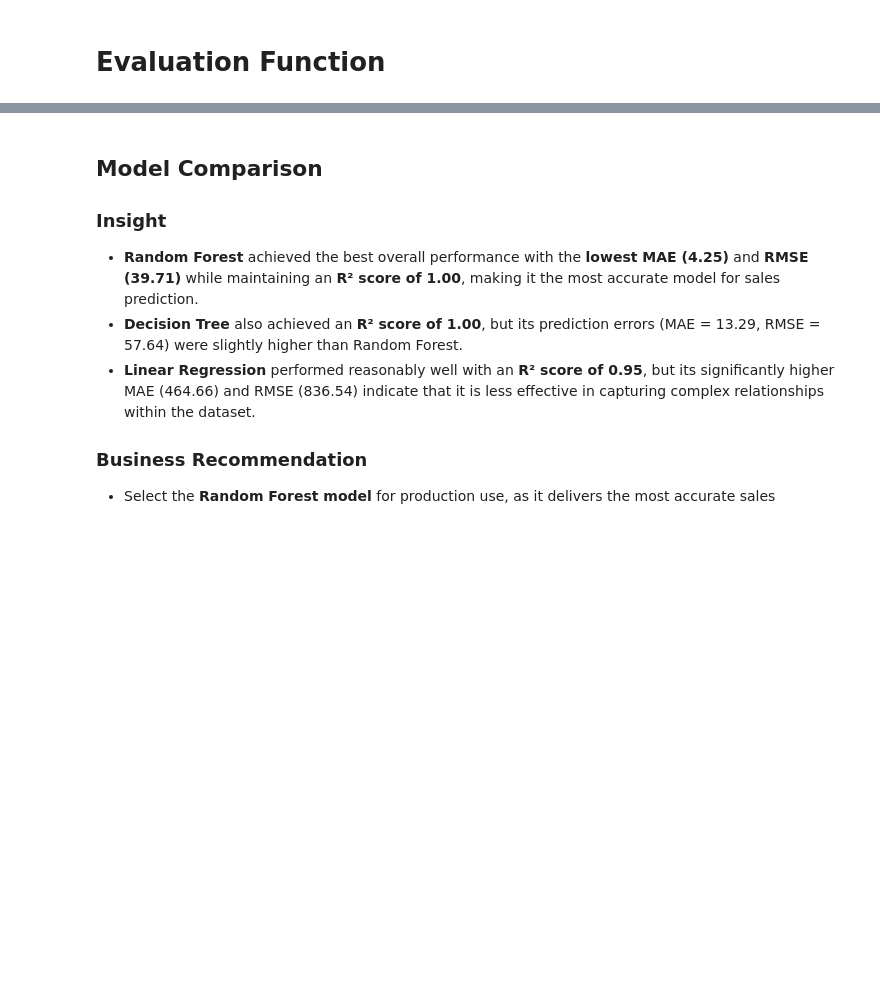
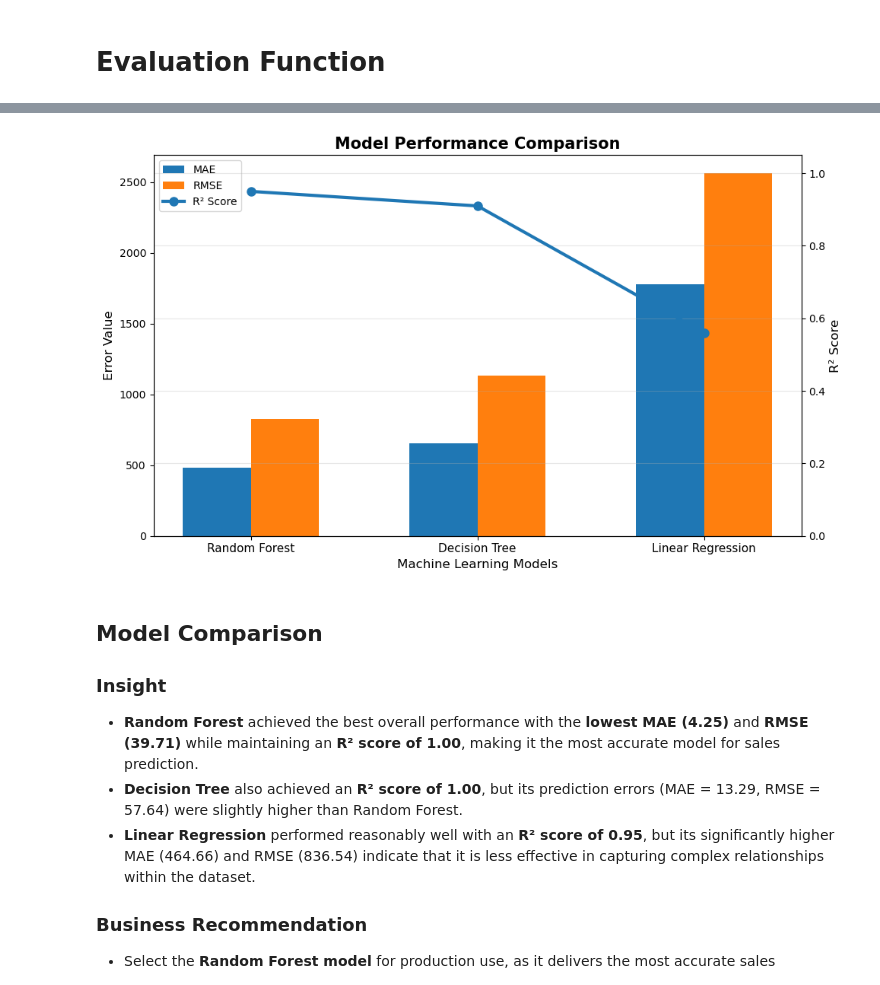
Before and after one commit to dubeyswati69/Project-6_NHIS, a Jupyter notebook: Rossmann_Sales_Forecasting.ipynb, the cells around one changed output, grey strips where cells are left out. Cells and saved outputs as stored; diff of their text form; code cells hidden in the pictures; blank space fills up the shorter version.

```diff
--- a/Rossmann_Sales_Forecasting.ipynb
+++ b/Rossmann_Sales_Forecasting.ipynb
@@ -2379,0 +2321,98 @@ display(results)
+# %%
+results = pd.DataFrame({
+    "Model": [
+        "Linear Regression",
+        "Decision Tree",
+        "Random Forest"
+    ],
+    "MAE": [
+        1776.16,
+        654.15,
+        481.49
+    ],
+    "RMSE": [
+        2561.82,
+        1134.93,
+        828.63
+    ],
+    "R² Score": [
+        0.56,
+        0.91,
+        0.95
+    ]
+})
+
+# Sort by highest R² Score
+results = results.sort_values(
+    by="R² Score",
+    ascending=False
+).reset_index(drop=True)
+
+# Display Results Table
+display(results)
+
+# ======================================================
+# Combo Chart
+# ======================================================
+
+x = np.arange(len(results))
+width = 0.30
+
+fig, ax1 = plt.subplots(figsize=(10,6))
+
+# Clustered Bars
+ax1.bar(
+    x - width/2,
+    results["MAE"],
+    width,
+    label="MAE"
+)
+
+ax1.bar(
+    x + width/2,
+    results["RMSE"],
+    width,
+    label="RMSE"
+)
+
+ax1.set_xlabel("Machine Learning Models", fontsize=12)
+ax1.set_ylabel("Error Value", fontsize=12)
+ax1.set_xticks(x)
+ax1.set_xticklabels(results["Model"], fontsize=11)
+
+# Secondary Axis for R²
+ax2 = ax1.twinx()
+
+ax2.plot(
+    x,
+    results["R² Score"],
+    marker='o',
+    linewidth=3,
+    markersize=8,
+    label="R² Score"
+)
+
+ax2.set_ylabel("R² Score", fontsize=12)
+ax2.set_ylim(0,1.05)
+
+# Combine Legends
+handles1, labels1 = ax1.get_legend_handles_labels()
+handles2, labels2 = ax2.get_legend_handles_labels()
+
+ax1.legend(
+    handles1 + handles2,
+    labels1 + labels2,
+    loc="upper left"
+)
+
+plt.title(
+    "Model Performance Comparison",
+    fontsize=15,
+    weight="bold"
+)
+
+plt.grid(axis="y", alpha=0.3)
+
+plt.tight_layout()
+plt.show()
+# %% [output]
@@ -2380,3 +2423,4 @@ display(results)
+[figure, added]
 # %% [markdown]
 ## Model Comparison
 
```
Also changed, not shown: parts of 29 cells of this notebook.
